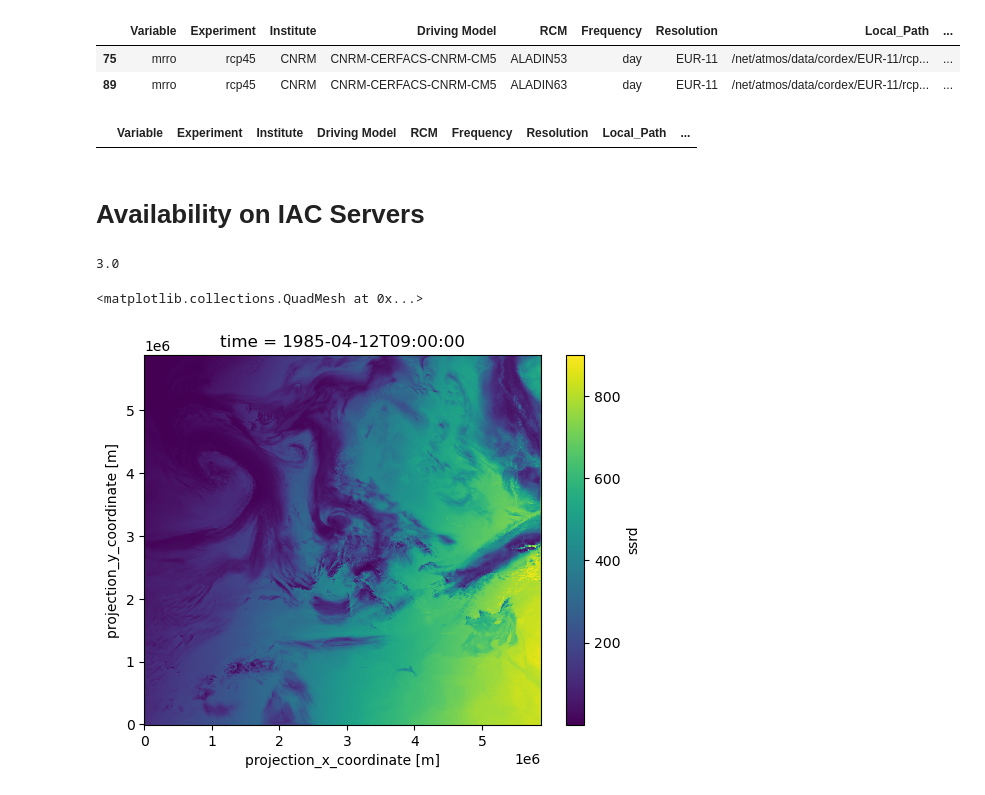
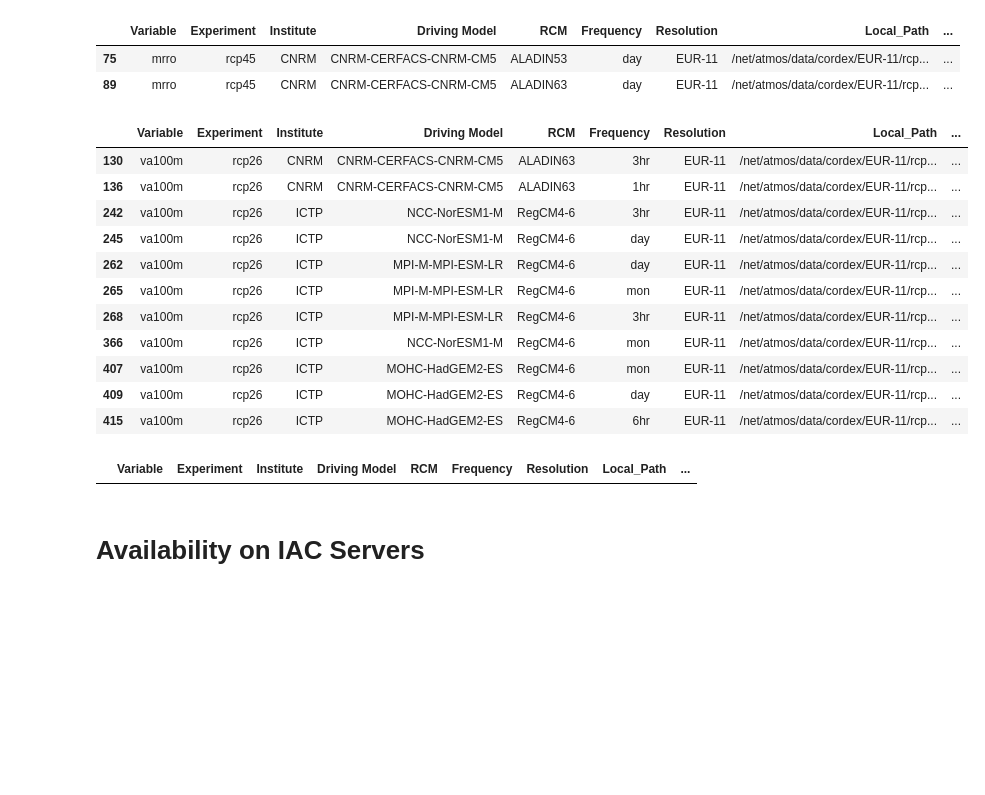
Before and after one commit to yasserhaddad/CORDEX2Energy, a Jupyter notebook: notebooks/check_availability_vars.ipynb, the cells around one changed output. Drawn from its saved outputs; the diff is of its cells as text; code cells hidden in the pictures; blank space fills up the shorter version.

```diff
--- a/notebooks/check_availability_vars.ipynb
+++ b/notebooks/check_availability_vars.ipynb
@@ -83,27 +83,25 @@ df[(df["Variable"] == "mrro") & (df["Frequency"] == "day") & (df["Experiment"] =
 | 75 | mrro | rcp45 | CNRM | CNRM-CERFACS-CNRM-CM5 | ALADIN53 | day | EUR-11 | /net/atmos/data/cordex/EUR-11/rcp... | ... |
 | 89 | mrro | rcp45 | CNRM | CNRM-CERFACS-CNRM-CM5 | ALADIN63 | day | EUR-11 | /net/atmos/data/cordex/EUR-11/rcp... | ... |
 # %%
-df[(df["Variable"] == "va100m") & (df["Frequency"] == "3hr") & (df["Experiment"] == "rcp26") & (df["Institute"].isin(["MOHC", "CNRM"]))]
+df[(df["Variable"] == "va100m") & (df["Experiment"] == "rcp26")]
 # %% [output]
 |  | Variable | Experiment | Institute | Driving Model | RCM | Frequency | Resolution | Local_Path | ... |
+| 130 | va100m | rcp26 | CNRM | CNRM-CERFACS-CNRM-CM5 | ALADIN63 | 3hr | EUR-11 | /net/atmos/data/cordex/EUR-11/rcp... | ... |
+| 136 | va100m | rcp26 | CNRM | CNRM-CERFACS-CNRM-CM5 | ALADIN63 | 1hr | EUR-11 | /net/atmos/data/cordex/EUR-11/rcp... | ... |
+| 242 | va100m | rcp26 | ICTP | NCC-NorESM1-M | RegCM4-6 | 3hr | EUR-11 | /net/atmos/data/cordex/EUR-11/rcp... | ... |
+| 245 | va100m | rcp26 | ICTP | NCC-NorESM1-M | RegCM4-6 | day | EUR-11 | /net/atmos/data/cordex/EUR-11/rcp... | ... |
+| 262 | va100m | rcp26 | ICTP | MPI-M-MPI-ESM-LR | RegCM4-6 | day | EUR-11 | /net/atmos/data/cordex/EUR-11/rcp... | ... |
+| 265 | va100m | rcp26 | ICTP | MPI-M-MPI-ESM-LR | RegCM4-6 | mon | EUR-11 | /net/atmos/data/cordex/EUR-11/rcp... | ... |
+| 268 | va100m | rcp26 | ICTP | MPI-M-MPI-ESM-LR | RegCM4-6 | 3hr | EUR-11 | /net/atmos/data/cordex/EUR-11/rcp... | ... |
+| 366 | va100m | rcp26 | ICTP | NCC-NorESM1-M | RegCM4-6 | mon | EUR-11 | /net/atmos/data/cordex/EUR-11/rcp... | ... |
+| 407 | va100m | rcp26 | ICTP | MOHC-HadGEM2-ES | RegCM4-6 | mon | EUR-11 | /net/atmos/data/cordex/EUR-11/rcp... | ... |
+| 409 | va100m | rcp26 | ICTP | MOHC-HadGEM2-ES | RegCM4-6 | day | EUR-11 | /net/atmos/data/cordex/EUR-11/rcp... | ... |
+| 415 | va100m | rcp26 | ICTP | MOHC-HadGEM2-ES | RegCM4-6 | 6hr | EUR-11 | /net/atmos/data/cordex/EUR-11/rcp... | ... |
+# %%
+df[(df["Variable"] == "mrros") & (df["Frequency"] == "day") & (df["Experiment"] == "rcp85") & (df["Institute"].isin(["MOHC", "CNRM"]))]
+# %% [output]
+|  | Variable | Experiment | Institute | Driving Model | RCM | Frequency | Resolution | Local_Path | ... |
 # %% [markdown]
 # Availability on IAC Servers
 # %%
 df_on_server = df[df["Exists_Locally"] == True]
-# %%
-import sys
-sys.path.append("..")
-from src.utils_xarray import (
-    get_time_resolution
-)
-get_time_resolution(xr.open_zarr(Path(paths["path_data_processed"]) /
-                  "cerra_processed" /
-                  "regridded" /
-                  "ssrd.zarr")).total_seconds() / 3600
-# %% [output]
-3.0
-# %%
-((xr.open_dataset(sorted((Path(paths["path_data_cerra"]) / "original" / "ssrd").glob("*"))[0]).ssrd.isel(time=810)) / (3 * 3600)).plot()
-# %% [output]
-<matplotlib.collections.QuadMesh at 0x...>
-[figure, removed]
```
Also changed, not shown: parts of 4 cells of this notebook, 12 other files.
